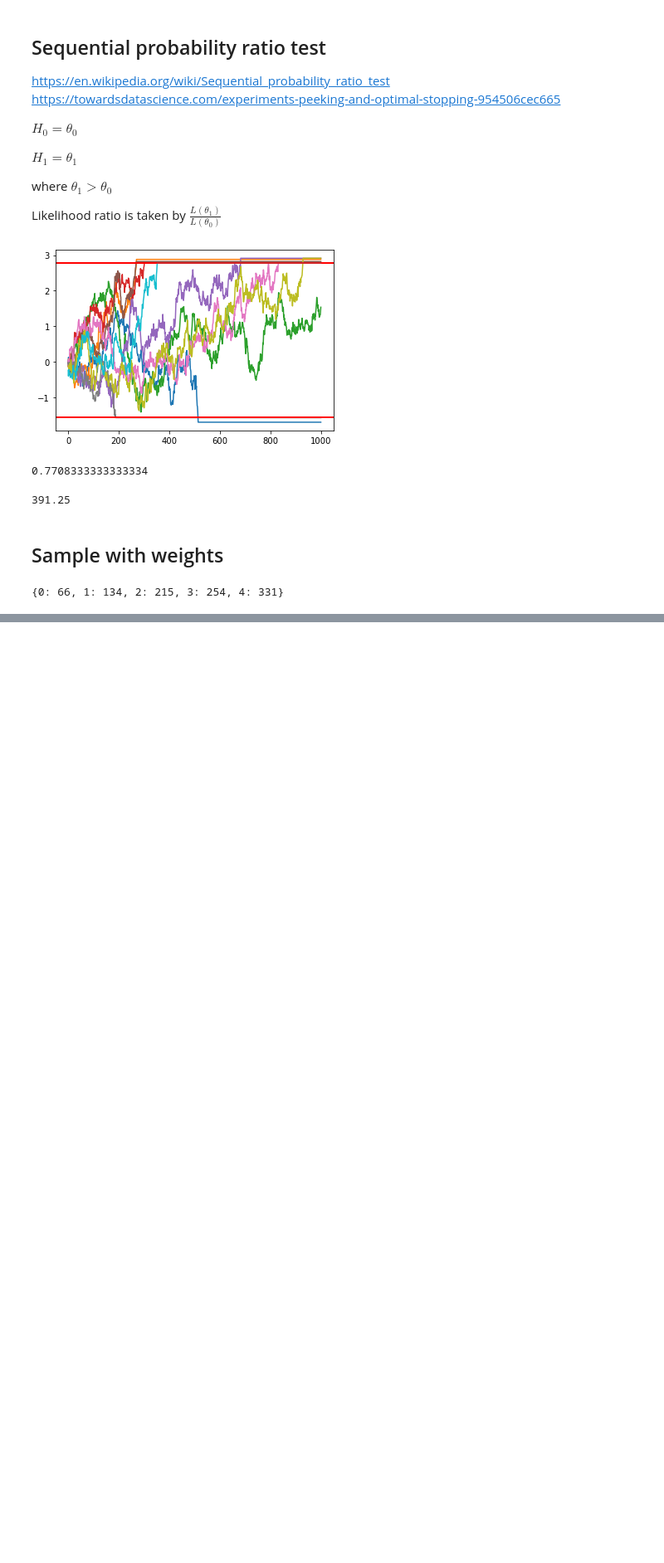
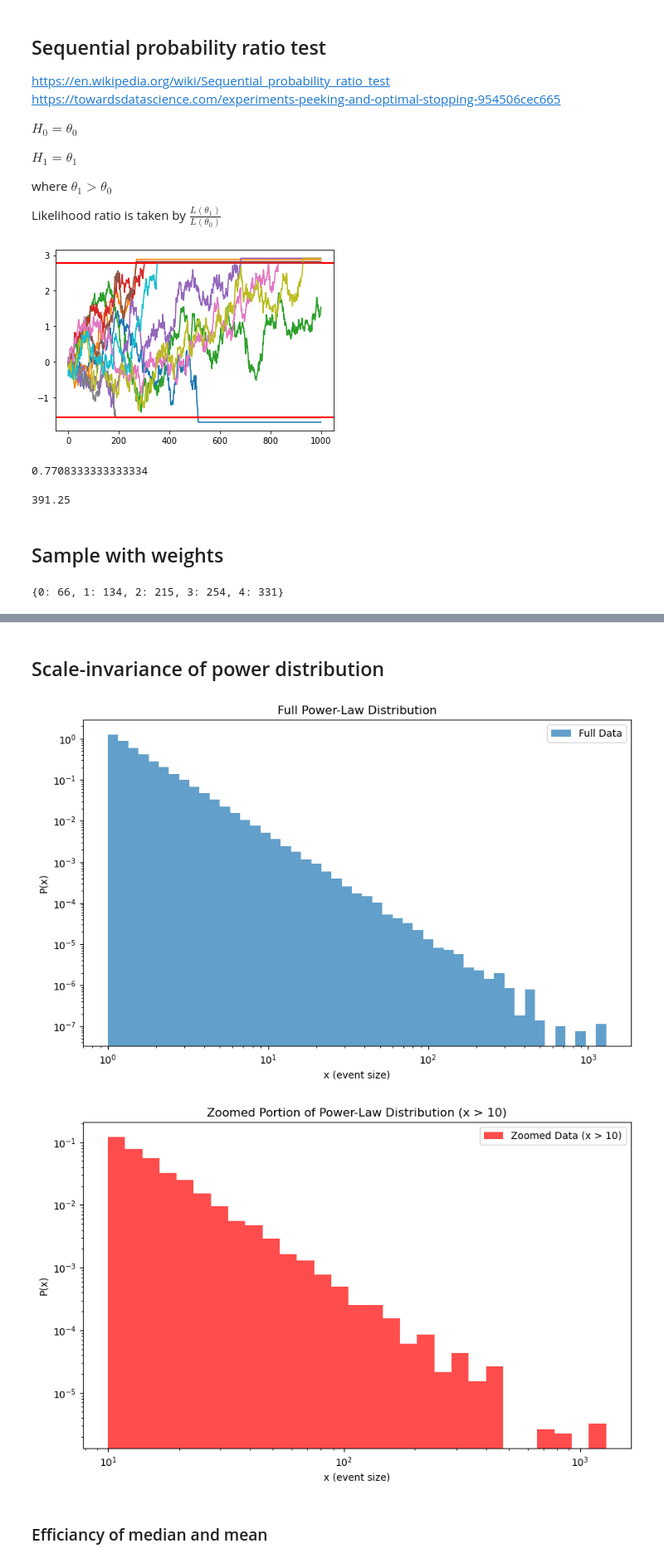
Before and after one commit to Xingchen-Yu/Python_stuff, a Jupyter notebook: Random_simulation.ipynb, the cells around one changed output, grey strips where cells are left out. Shown at 83% size. Drawn from its saved outputs; the diff is of its cells as text; code cells hidden in the pictures; blank space fills up the shorter version.

```diff
--- a/Random_simulation.ipynb
+++ b/Random_simulation.ipynb
@@ -428,0 +489,45 @@ dict(sorted(summary.items(), key = lambda x: x[0]))
+# %% [markdown]
+## Scale-invariance of power distribution
+# %%
+import numpy as np
+import matplotlib.pyplot as plt
+
+# Parameters for the power-law distribution
+alpha = 2.5  # Tail exponent
+x_min = 1
+N = 100000  # Number of data points
+
+# Step 1: Generate random variables following a power-law distribution
+# Using inverse transform sampling for a power-law distribution
+r = np.random.uniform(0, 1, N)
+power_law_data = x_min * (1 - r) ** (-1 / (alpha - 1))
+
+# Step 2: Plot the full power-law distribution (log-log plot for clarity)
+plt.figure(figsize=(10, 6))
+plt.hist(power_law_data, bins=np.logspace(np.log10(x_min), np.log10(np.max(power_law_data)), 50), density=True, alpha=0.7, label='Full Data')
+plt.xscale('log')
+plt.yscale('log')
+plt.xlabel('x (event size)')
+plt.ylabel('P(x)')
+plt.title('Full Power-Law Distribution')
+plt.legend()
+
+# Step 3: Zoom in on a smaller portion of the distribution (e.g., events with x > 10)
+zoom_factor = 10  # Zoom in on events larger than 10
+zoomed_data = power_law_data[power_law_data > zoom_factor]
+
+plt.figure(figsize=(10, 6))
+plt.hist(zoomed_data, bins=np.logspace(np.log10(zoom_factor), np.log10(np.max(zoomed_data)), 30), density=True, alpha=0.7, color='r', label=f'Zoomed Data (x > {zoom_factor})')
+plt.xscale('log')
+plt.yscale('log')
+plt.xlabel('x (event size)')
+plt.ylabel('P(x)')
+plt.title(f'Zoomed Portion of Power-Law Distribution (x > {zoom_factor})')
+plt.legend()
+
+plt.show()
+# %% [output]
+[figure, added]
+[figure, added]
+# %% [markdown]
+### Efficiancy of median and mean
```
Also changed, not shown: parts of 79 cells of this notebook, 6 other files.
